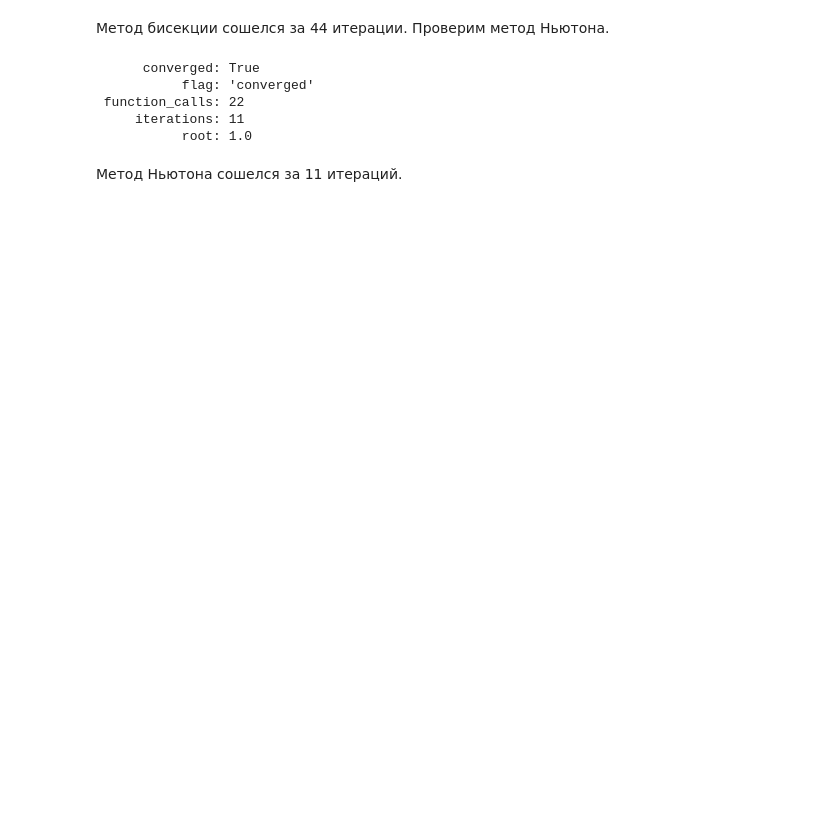
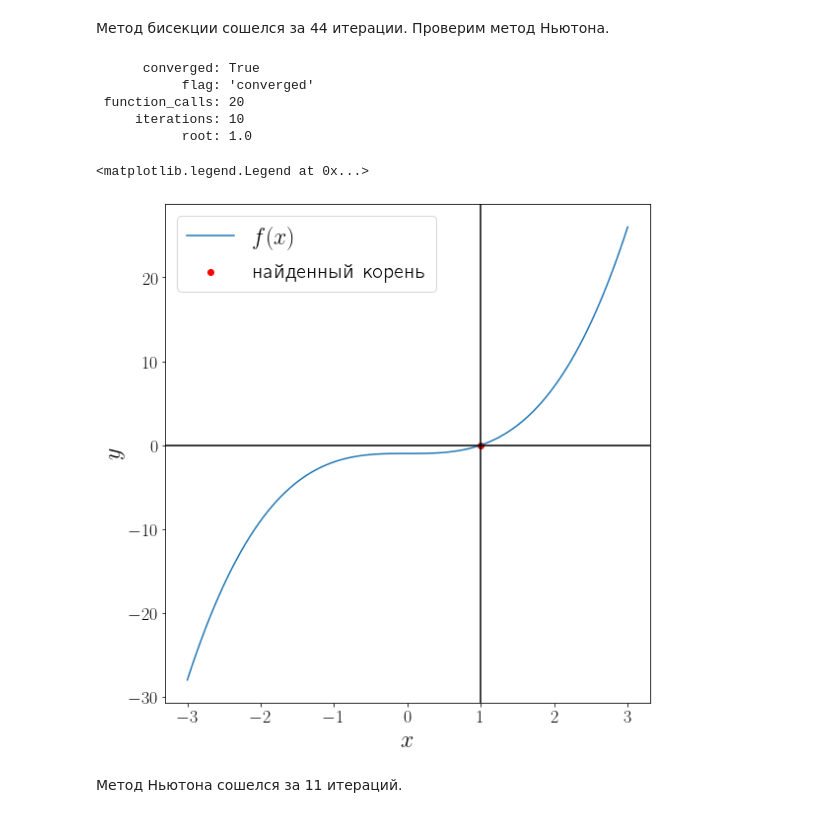
Before and after one commit to FadeevLecturer/python_lectures, a Jupyter notebook: notebooks/scipy/nonlinear_equations.ipynb, the cells around one changed output. Drawn from its saved outputs; the diff is of its cells as text; code cells hidden in the pictures; blank space fills up the shorter version.

```diff
--- a/notebooks/scipy/nonlinear_equations.ipynb
+++ b/notebooks/scipy/nonlinear_equations.ipynb
@@ -48,14 +63,29 @@ plt.grid()
 # %% [markdown]
 Метод бисекции сошелся за 44 итерации. Проверим метод Ньютона.
-# %%
-sol = optimize.root_scalar(f, fprime=fprime, x0=10, method="newton")
-print(sol)
-# %% [output]
-      converged: True
-           flag: 'converged'
- function_calls: 22
-     iterations: 11
-           root: 1.0
+# %%
+def fprime(x):
+    return 3 * x**2
+
+solution = optimize.root_scalar(f, fprime=fprime, x0=-2, method="newton")
+print(solution)
+
+
+fig, ax = plt.subplots(figsize=(8, 8), layout="tight")
+ax.plot(x, f(x), label="$f(x)$")
+ax.scatter(solution.root, f(solution.root) , color="red", label="найденный корень")
+ax.axvline(solution.root, color="black")
+ax.axhline(0, color="black")
+ax.set_xlabel("$x$")
+ax.set_ylabel("$y$")
+ax.legend()
+# %% [output]
+      converged: True
+           flag: 'converged'
+ function_calls: 20
+     iterations: 10
+           root: 1.0
+<matplotlib.legend.Legend at 0x...>
+[figure, added]
 # %% [markdown]
 Метод Ньютона сошелся за 11 итераций.
 # %% [markdown]
```
Also changed, not shown: parts of 8 cells of this notebook.
